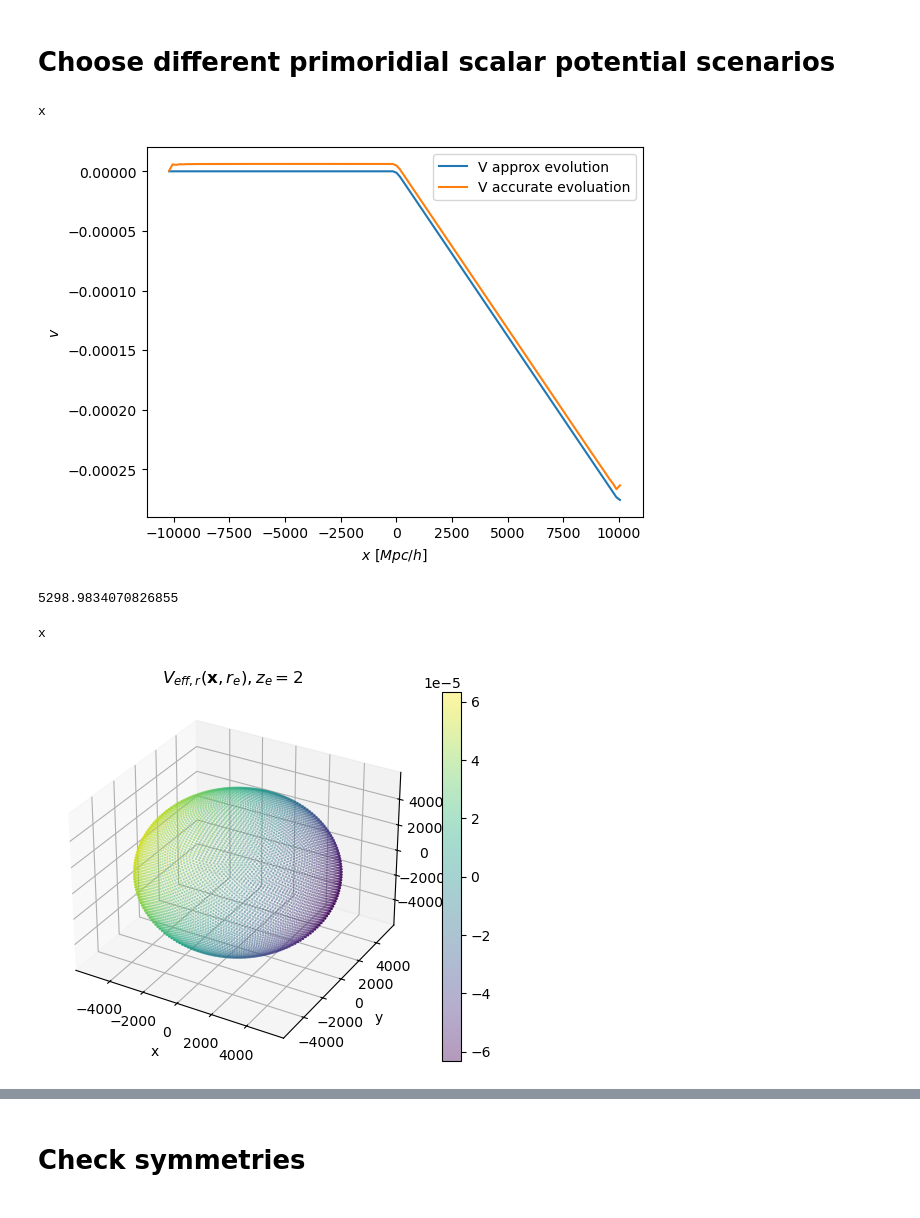
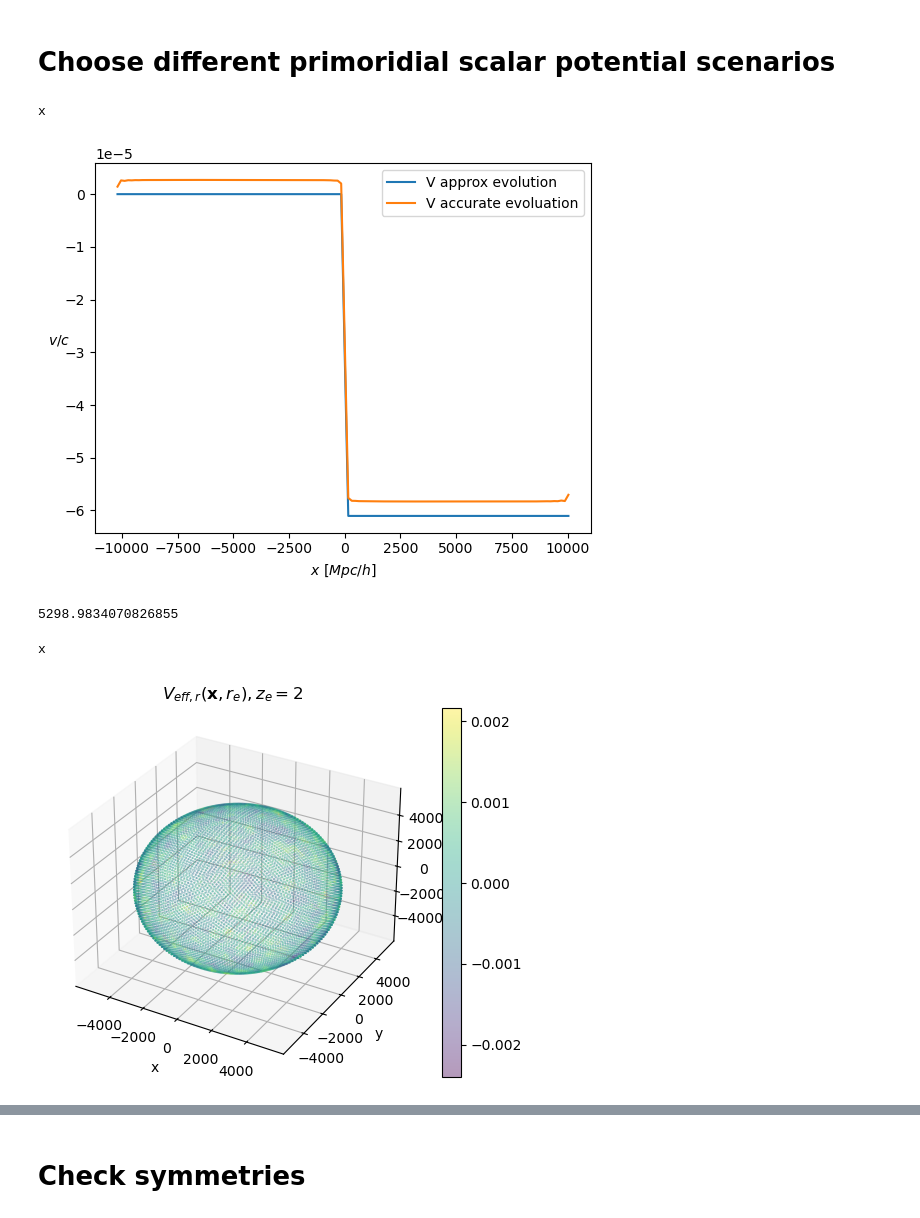
Before and after one commit to catketchup/ReCCO, a Jupyter notebook: code/Pylian_test.ipynb, the cells around one changed output, grey strips where cells are left out. Drawn from its saved outputs; the diff is of its cells as text; code cells hidden in the pictures.

```diff
--- a/code/Pylian_test.ipynb
+++ b/code/Pylian_test.ipynb
@@ -376,14 +376,19 @@ G_Dopp_ksz_itp = interp1d(ks, G_Dopp_ksz)
 
 G_ksz_itp = interp1d(ks, G_SW_ksz + G_ISW_ksz + G_Dopp_ksz)
 
-# g_field_x = g_psi_x
-# g_field_k = g_psi_k
+# PriPerturbation = 'Gaussian'
+PriPerturbation = 'BubbleCollision'
+# PriPerturbation = 'Both'
 
-g_field_x = g_psi_i_x
-g_field_k = g_psi_i_k
-
-# g_field_x = g_psi_x + g_psi_i_x
-# g_field_k = g_psi_k+g_psi_i_k
+if PriPerturbation == 'Gaussian':
+    g_field_x = g_psi_x
+    g_field_k = g_psi_k
+if PriPerturbation == 'BubbleCollision':
+    g_field_x = g_psi_i_x
+    g_field_k = g_psi_i_k
+elif PriPerturbation == 'Both':
+    g_field_x = g_psi_x + g_psi_i_x
+    g_field_k = g_psi_k+g_psi_i_k
 # %%
 # xyz direction V_eff component, labeled by x1, x2, x3
 V_eff_x1 = ThreeDEvolve(G_ksz_itp, g_field_k[0], kk)
@@ -412,28 +417,28 @@ V_eff_ISW_x3 = ThreeDEvolve(G_ISW_ksz_itp, g_field_k[2], kk)
 # %%
 if 1:
     print(direction)
     if direction == 'x':
         D_v = remote_spectra.Dv_inter(Omega_b, Omega_c, w, wa, Omega_K, h)(a_e)
         plt.plot(x,-g_field_x[0][0, :, 0]*D_v, label='V approx evolution')
         plt.plot(x,V_eff_localDopp_x1.real[0, :, 0], label='V accurate evoluation')
         plt.legend()
 
     elif direction == 'y':
         D_v = remote_spectra.Dv_inter(Omega_b, Omega_c, w, wa, Omega_K, h)(a_e)
         plt.plot(x,-g_field_x[1][:, 0, 0]*D_v, label='V approx evolution')
-        plt.plot(x,V_eff_localDopp_x2.real[:, 0, 0], label='V accurate evoluationj')
+        plt.plot(x,V_eff_localDopp_x2.real[:, 0, 0], label='V accurate evoluation')
         plt.legend()
 
     elif direction == 'z':
         D_v = remote_spectra.Dv_inter(Omega_b, Omega_c, w, wa, Omega_K, h)(a_e)
         plt.plot(x,-g_field_x[2].real[0, 0, :]*D_v, label='V approx evolution')
         plt.plot(x,V_eff_localDopp_x3.real[0, 0, :], label='V accurate evolution')
         plt.legend()
     plt.xlabel(r'$x\ [Mpc/h]$')
-    plt.ylabel(r'$v$')
+    plt.ylabel(r'$v/c$', rotation=0)
 # %% [output]
 x
-[figure, old version]
+[figure, new version]
 # %%
 if 0:
     print(direction)
@@ -623,7 +628,7 @@ ax.set_title(r'$V_{eff, r}(\mathbf{x}, r_e), z_e = %s$'%ze);
 # ==========   ====  ====
 # %% [output]
 x
-[figure, old version]
+[figure, new version]
 # %%
 # see https://stackoverflow.com/questions/11140163/plotting-a-3d-cube-a-sphere-and-a-vector and \
 # https://stackoverflow.com/questions/64656951/plotting-spheres-of-radius-r
```
Also changed, not shown: parts of 10 cells of this notebook, 8 other files.
